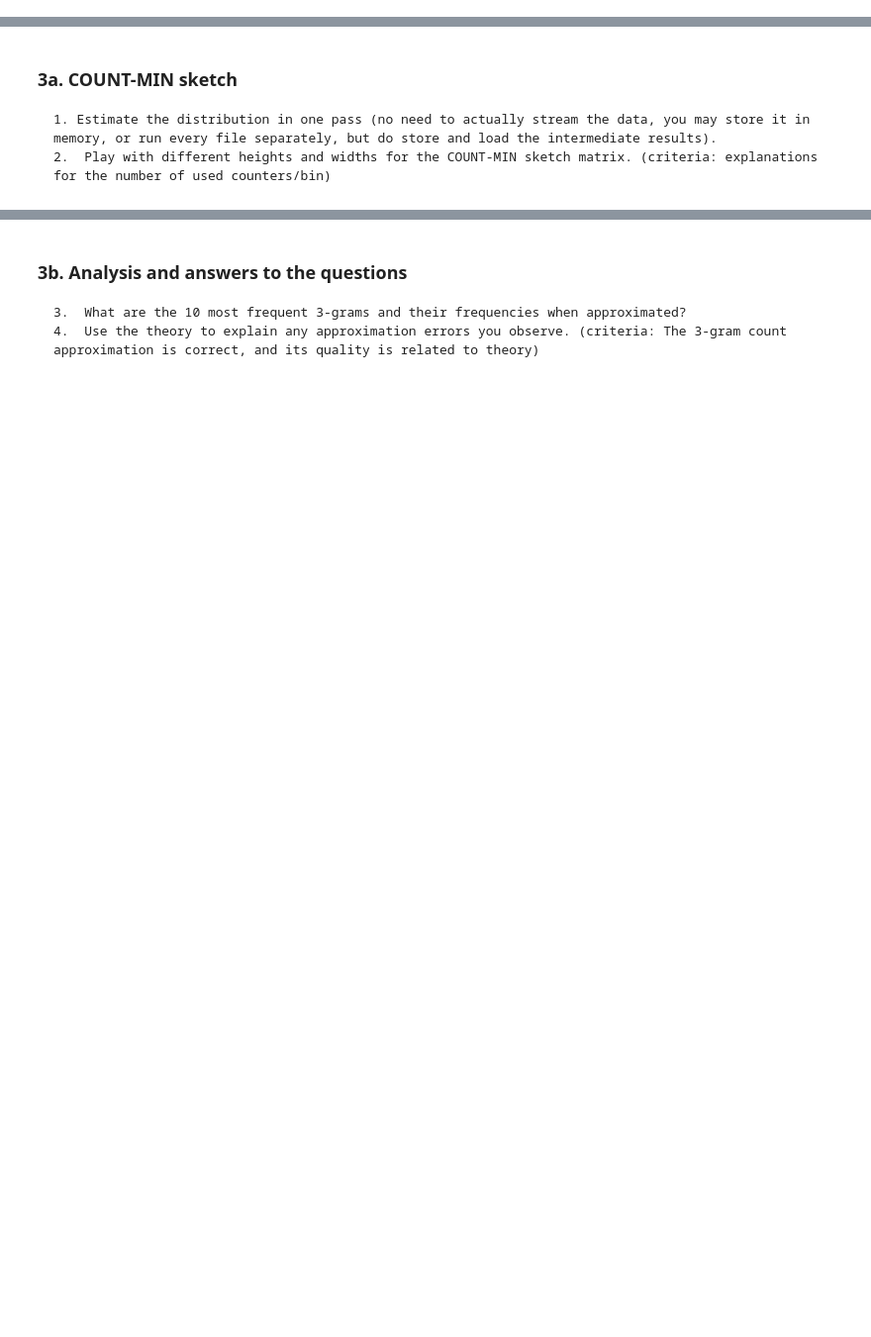
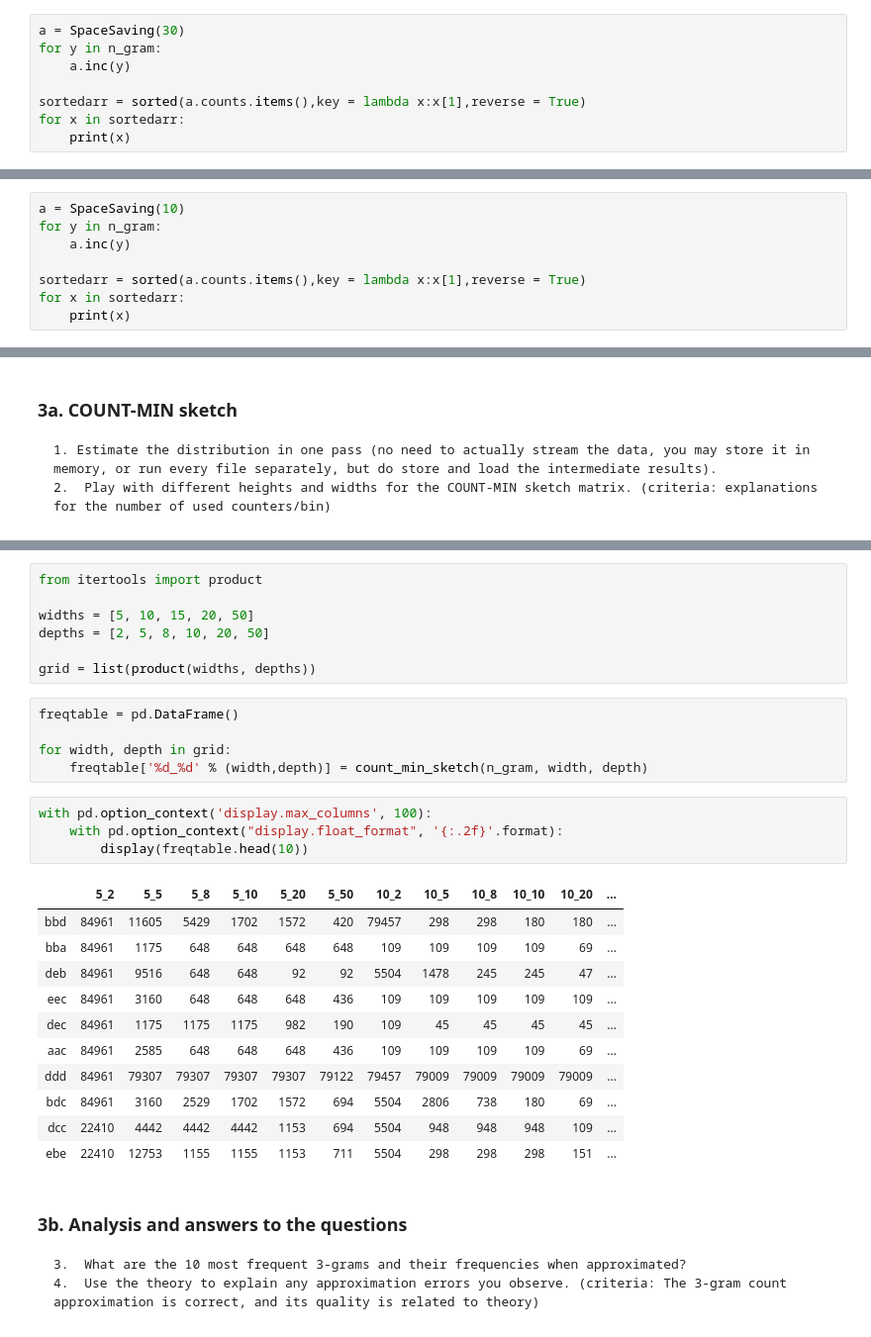
Before and after one commit to mennobo/cda_2_3_4, a Jupyter notebook: Assignment_3/Lab3 (2).ipynb, the cells around one changed output, grey strips where cells are left out. Shown at 99% size. Cells and saved outputs as stored; diff of their text form; blank space fills up the shorter version.

```diff
--- a/Assignment_3/Lab3 (2).ipynb
+++ b/Assignment_3/Lab3 (2).ipynb
@@ -366,0 +571,8 @@ Use the SPACE SAVING algorithm to estimate the distribution over 3-grams of disc
+# %%
+a = SpaceSaving(30)
+for y in n_gram:
+    a.inc(y)
+
+sortedarr = sorted(a.counts.items(),key = lambda x:x[1],reverse = True)
+for x in sortedarr:
+    print(x)
@@ -371,3 +601,11 @@ Use the SPACE SAVING algorithm to estimate the distribution over 3-grams of disc
 
     3. What are the 10 most frequent 3-grams and their frequencies when approximated?
 	4. Use the theory to explain any approximation errors you observe. (criteria: The 3-gram count approximation is correct, and its quality is related to theory)
+# %%
+a = SpaceSaving(10)
+for y in n_gram:
+    a.inc(y)
+
+sortedarr = sorted(a.counts.items(),key = lambda x:x[1],reverse = True)
+for x in sortedarr:
+    print(x)
@@ -391,5 +699,33 @@ Build code for computing a COUNT-MIN sketch to estimate occurrence counts for th
 # %% [markdown]
 <a id='3b'></a>
+# %%
+from itertools import product
+
+widths = [5, 10, 15, 20, 50]
+depths = [2, 5, 8, 10, 20, 50]
+
+grid = list(product(widths, depths))
+# %%
+freqtable = pd.DataFrame()
+
+for width, depth in grid:
+    freqtable['%d_%d' % (width,depth)] = count_min_sketch(n_gram, width, depth)
+# %%
+with pd.option_context('display.max_columns', 100):
+    with pd.option_context("display.float_format", '{:.2f}'.format):
+        display(freqtable.head(10))
+# %% [output]
+|  | 5_2 | 5_5 | 5_8 | 5_10 | 5_20 | 5_50 | 10_2 | 10_5 | 10_8 | 10_10 | 10_20 | ... |
+| bbd | 84961 | 11605 | 5429 | 1702 | 1572 | 420 | 79457 | 298 | 298 | 180 | 180 | ... |
+| bba | 84961 | 1175 | 648 | 648 | 648 | 648 | 109 | 109 | 109 | 109 | 69 | ... |
+| deb | 84961 | 9516 | 648 | 648 | 92 | 92 | 5504 | 1478 | 245 | 245 | 47 | ... |
+| eec | 84961 | 3160 | 648 | 648 | 648 | 436 | 109 | 109 | 109 | 109 | 109 | ... |
+| dec | 84961 | 1175 | 1175 | 1175 | 982 | 190 | 109 | 45 | 45 | 45 | 45 | ... |
+| aac | 84961 | 2585 | 648 | 648 | 648 | 436 | 109 | 109 | 109 | 109 | 69 | ... |
+| ddd | 84961 | 79307 | 79307 | 79307 | 79307 | 79122 | 79457 | 79009 | 79009 | 79009 | 79009 | ... |
+| bdc | 84961 | 3160 | 2529 | 1702 | 1572 | 694 | 5504 | 2806 | 738 | 180 | 69 | ... |
+| dcc | 22410 | 4442 | 4442 | 4442 | 1153 | 694 | 5504 | 948 | 948 | 948 | 109 | ... |
+| ebe | 22410 | 12753 | 1155 | 1155 | 1153 | 711 | 5504 | 298 | 298 | 298 | 151 | ... |
 # %% [markdown]
 ### 3b. Analysis and answers to the questions
 
```
Also changed, not shown: parts of 44 cells of this notebook, 1 other file.
